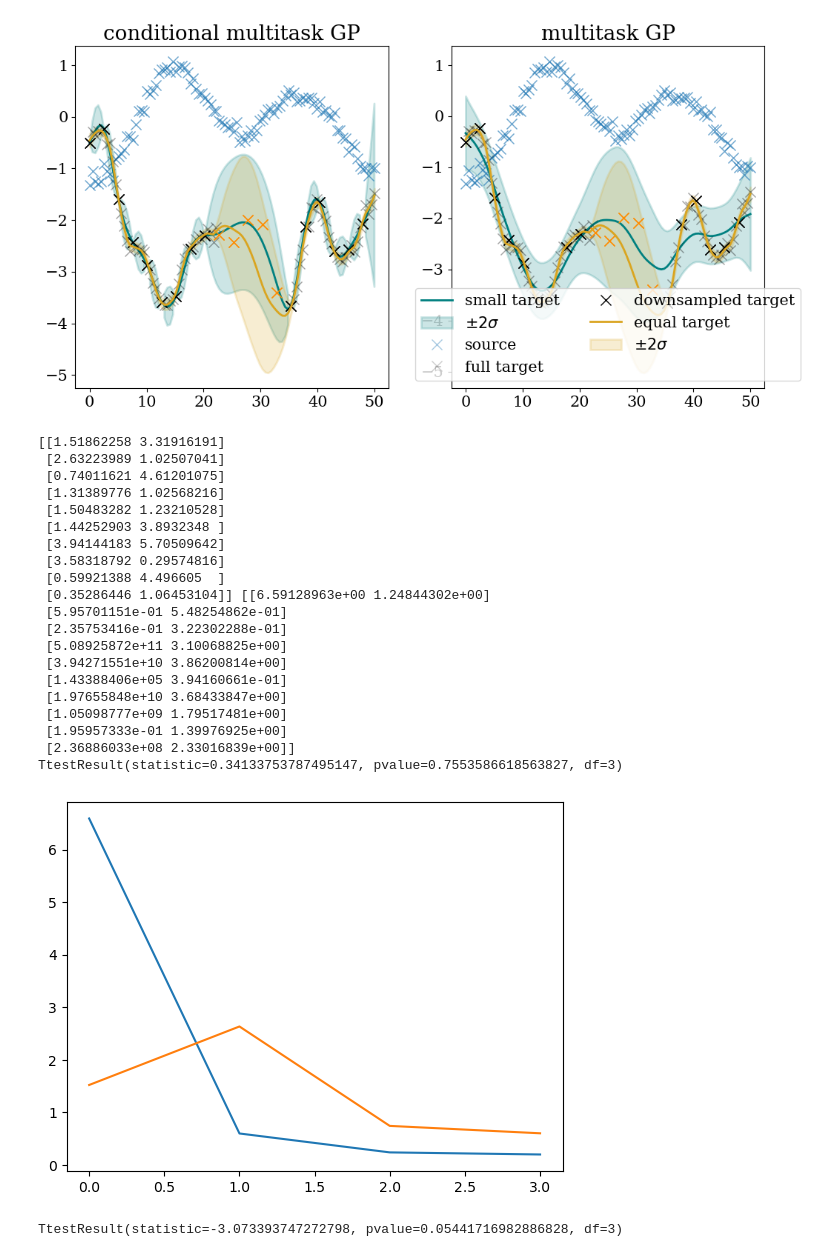
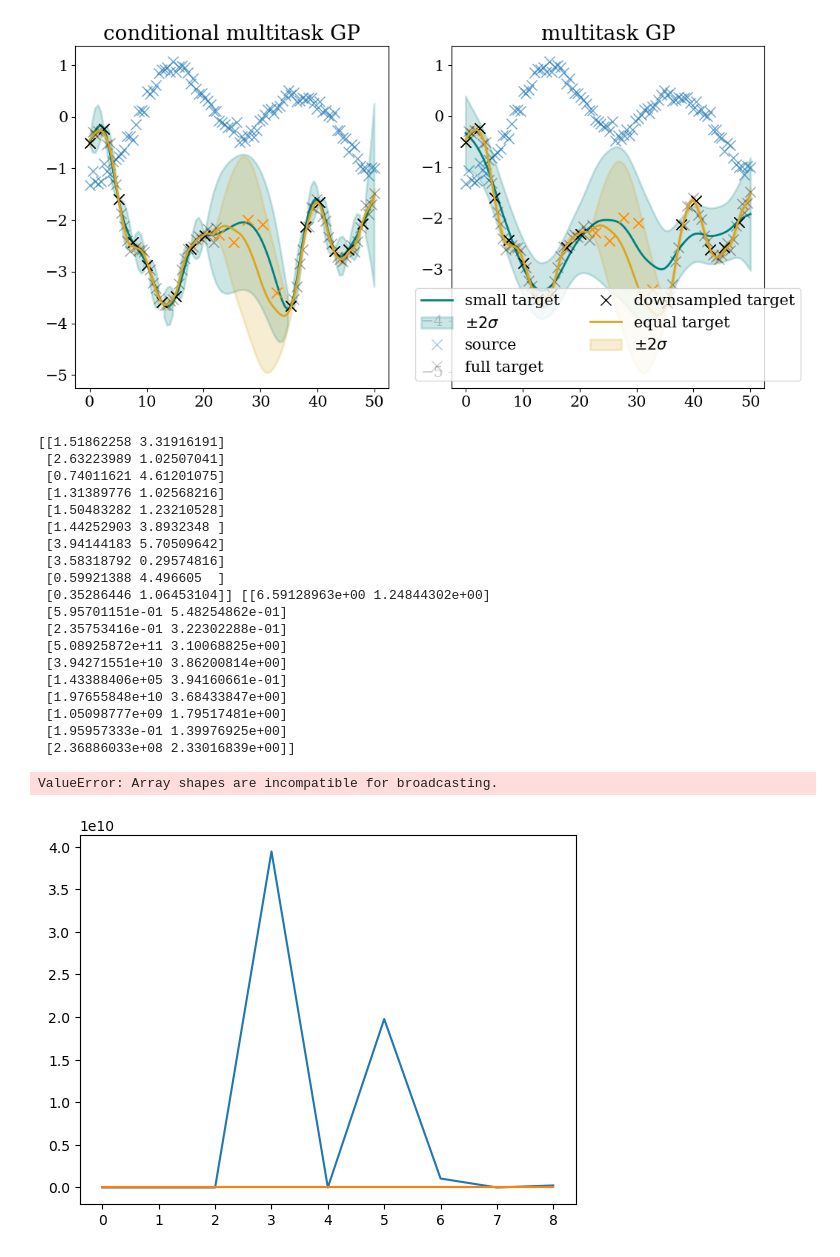
Before and after one commit to JVerbeek/at-gpflow, a Jupyter notebook: experiments/toy-example/misspecification.ipynb, the cells around one changed output. Drawn from its saved outputs; the diff is of its cells as text; code cells hidden in the pictures.

```diff
--- a/experiments/toy-example/misspecification.ipynb
+++ b/experiments/toy-example/misspecification.ipynb
@@ -320,40 +320,39 @@ for m, ax, pcolor, name, (Xtest, ytest) in zip([model1, model2, model3, model4],
 import numpy as np
 import matplotlib.pyplot as plt
 from scipy.stats import ttest_rel
 data = np.load("/home/janneke/src/at-gpflow/toy-example-interpolation.npz")
 
 svgp = data["svgp"]
 scmogp = data["scmogp"]
 
 print(svgp, scmogp)
-
-plt.plot(scmogp[:,0][scmogp[:,0] <10])
-plt.plot(svgp[:,0][scmogp[:,0] <10])
-print(ttest_rel(scmogp[:,0][scmogp[:,0] <10], svgp[:,0][scmogp[:,0] <10]))
+tol = 10e10
+plt.plot(scmogp[:,0][scmogp[:,0] < tol])
+plt.plot(svgp[:,0][scmogp[:,0] < tol])
+print(ttest_rel(scmogp[:,0][scmogp[:,0] <tol], svgp[:,0][scmogp[:,0] <10]))
 plt.show()
-plt.plot(scmogp[:,1][scmogp[:,0] <10])
-plt.plot(svgp[:,1][scmogp[:,0] <10])
-print(ttest_rel(scmogp[:,1][scmogp[:,0] <10], svgp[:,1][scmogp[:,0] <10]))
+plt.plot(scmogp[:,1][scmogp[:,0] <tol])
+plt.plot(svgp[:,1][scmogp[:,0] <tol])
+print(ttest_rel(scmogp[:,1][scmogp[:,0] <tol], svgp[:,1][scmogp[:,0] <10]))
 # %% [output]
 [[1.51862258 3.31916191]
  [2.63223989 1.02507041]
  [0.74011621 4.61201075]
  [1.31389776 1.02568216]
  [1.50483282 1.23210528]
  [1.44252903 3.8932348 ]
  [3.94144183 5.70509642]
  [3.58318792 0.29574816]
  [0.59921388 4.496605  ]
  [0.35286446 1.06453104]] [[6.59128963e+00 1.24844302e+00]
  [5.95701151e-01 5.48254862e-01]
  [2.35753416e-01 3.22302288e-01]
  [5.08925872e+11 3.10068825e+00]
  [3.94271551e+10 3.86200814e+00]
  [1.43388406e+05 3.94160661e-01]
  [1.97655848e+10 3.68433847e+00]
  [1.05098777e+09 1.79517481e+00]
  [1.95957333e-01 1.39976925e+00]
  [2.36886033e+08 2.33016839e+00]]
-TtestResult(statistic=0.34133753787495147, pvalue=0.7553586618563827, df=3)
+ValueError: Array shapes are incompatible for broadcasting.
-[figure, old version]
+[figure, new version]
-TtestResult(statistic=-3.073393747272798, pvalue=0.05441716982886828, df=3)
```
Also changed, not shown: parts of 1 cell of this notebook, 2 other files.
